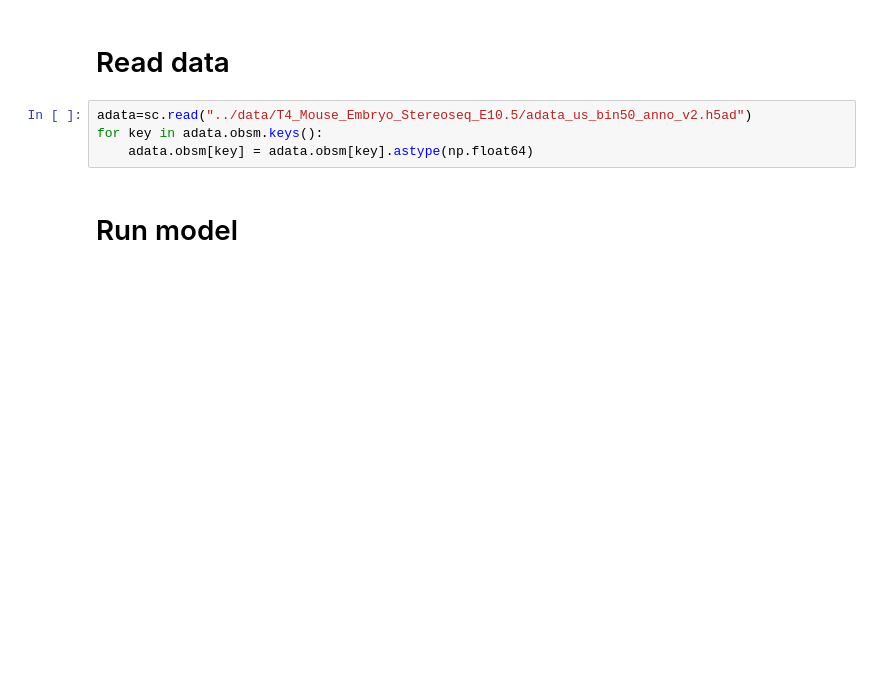
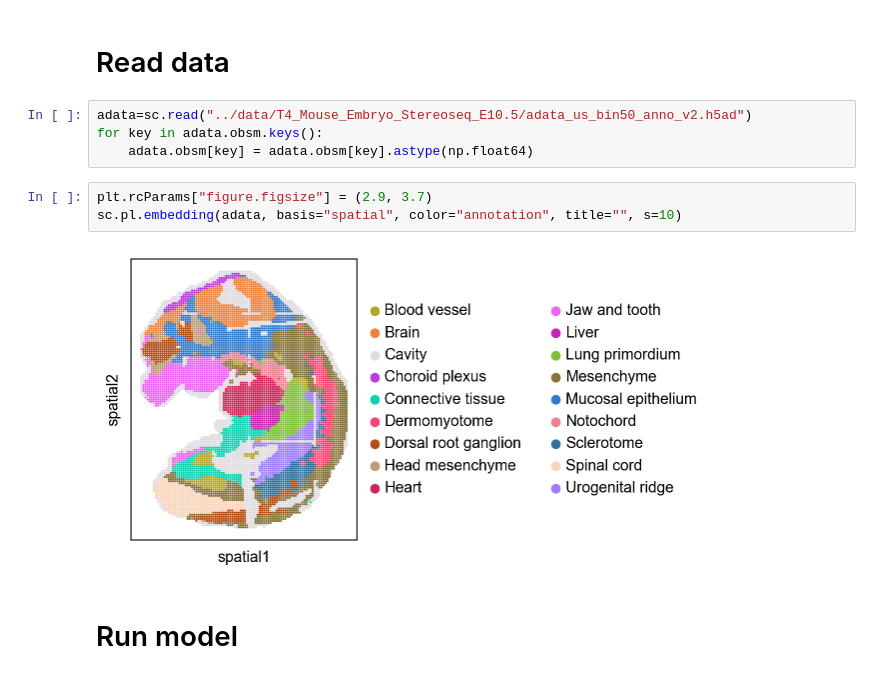
Before and after one commit to leesung123/STAVelo, a Jupyter notebook: tutorials/T4_Mouse_Embryo_Stereoseq_E10.5.ipynb, the cells around one changed output. Cells and saved outputs as stored; diff of their text form; blank space fills up the shorter version.

```diff
--- a/tutorials/T4_Mouse_Embryo_Stereoseq_E10.5.ipynb
+++ b/tutorials/T4_Mouse_Embryo_Stereoseq_E10.5.ipynb
@@ -17,6 +21,11 @@ warnings.filterwarnings("ignore")
 adata=sc.read("../data/T4_Mouse_Embryo_Stereoseq_E10.5/adata_us_bin50_anno_v2.h5ad")
 for key in adata.obsm.keys():
     adata.obsm[key] = adata.obsm[key].astype(np.float64)
+# %%
+plt.rcParams["figure.figsize"] = (2.9, 3.7)
+sc.pl.embedding(adata, basis="spatial", color="annotation", title="", s=10)
+# %% [output]
+[figure, added]
 # %% [markdown]
 # Run model
 # %%
```
Also changed, not shown: parts of 5 cells of this notebook, 4 other files.
